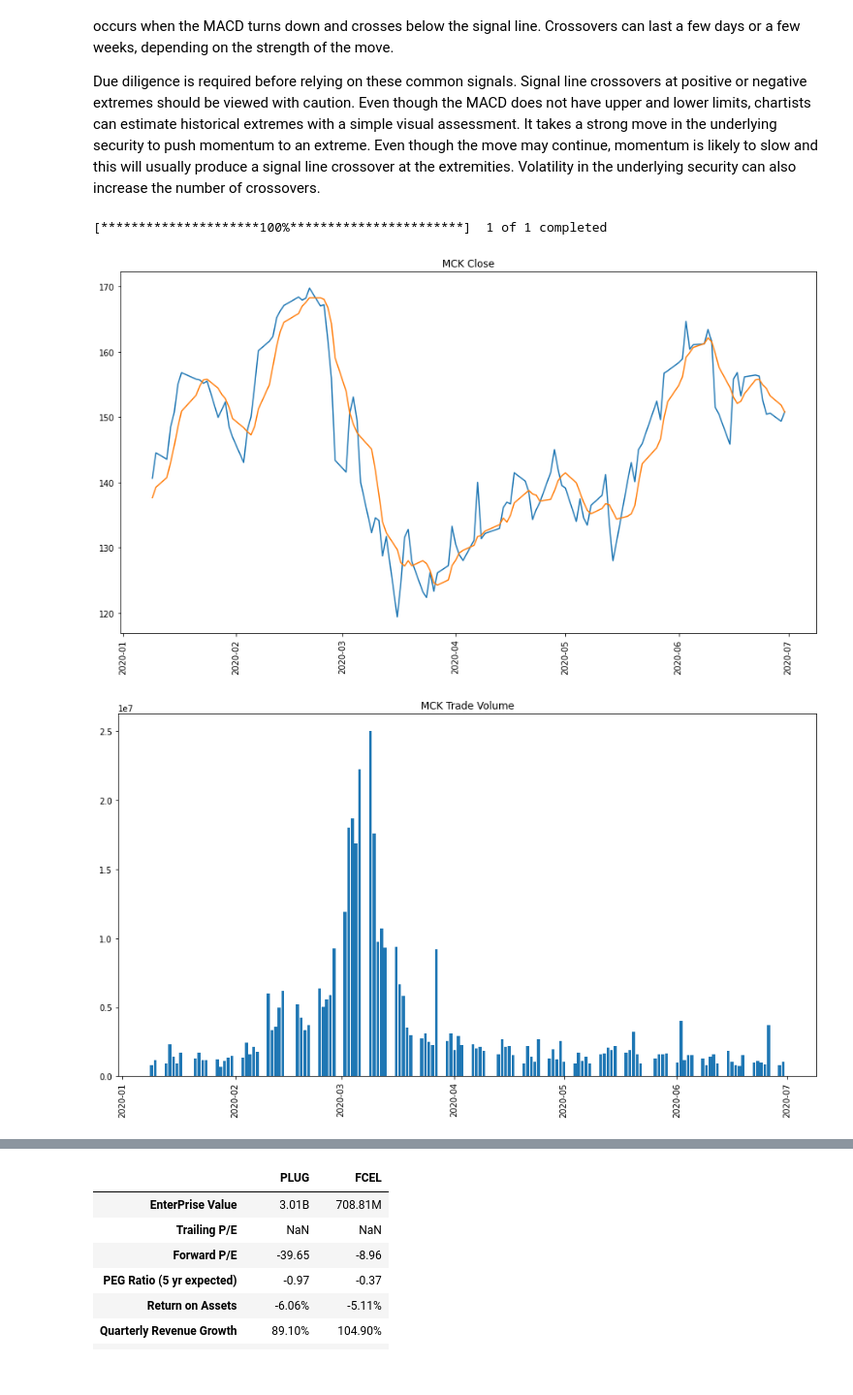
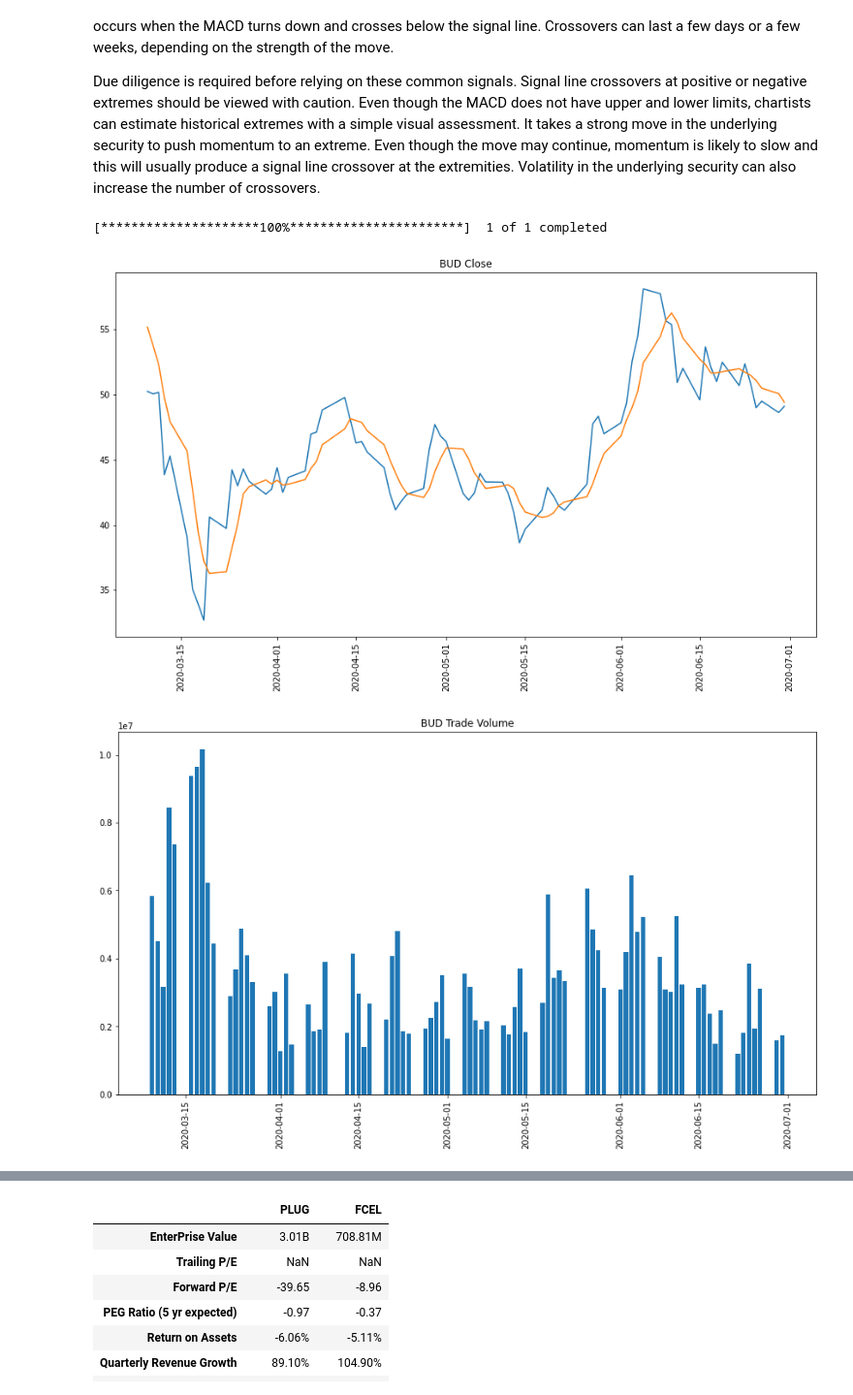
Before and after one commit to Mtaylert/Stock_Evaluation, a Jupyter notebook: StockEvaluations.ipynb, the cells around one changed output, grey strips where cells are left out. Shown at 97% size. Cells and saved outputs as stored; diff of their text form; code cells hidden in the pictures.

Commit message:
chart edits

```diff
--- a/StockEvaluations.ipynb
+++ b/StockEvaluations.ipynb
@@ -98,36 +98,36 @@ def generate_stock_data(start_date,end_date,ticker):
 
 
     #prev_day_hi_or_low open
     data['Prev_Week_Compare_Open'] = data['Open']-data['Open_Shift_5']
     data['Prev_Week_Growth_Open'] = (data['Open']-data['Open_Shift_5'])/data['Open_Shift_5']
 
 
 
 
     data=data.iloc[5:]
     data
 
 
     return data
 
 
 
-ticker='MCK'
-start = '2020-01-01'
+ticker='BUD'
+start = '2020-03-01'
 SDOW = generate_stock_data(start,now,ticker)
 
 plt.figure(figsize=(15,8))
 plt.title('{} Close'.format(ticker))
 
 plt.plot(SDOW['Date'],SDOW['Open'])
 
 plt.plot(SDOW['Date'],SDOW['5Day_Moving_Average_Open'])
 
 plt.xticks(rotation=90)
 plt.show()
 # %% [output]
 [*********************100%***********************]  1 of 1 completed
-[figure, old version]
+[figure, new version]
 # %%
 
 plt.figure(figsize=(15,8))
@@ -139,7 +139,7 @@ plt.bar(SDOW['Date'],SDOW['Volume'])
 plt.xticks(rotation=90)
 plt.show()
 # %% [output]
-[figure, old version]
+[figure, new version]
 # %%
 DOW_DF = SDOW.groupby('DOW_Mapped')['Open'].mean().reset_index()
 plt.title("Average Open Price per Day of Week")
```
Also changed, not shown: parts of 4 cells of this notebook.
